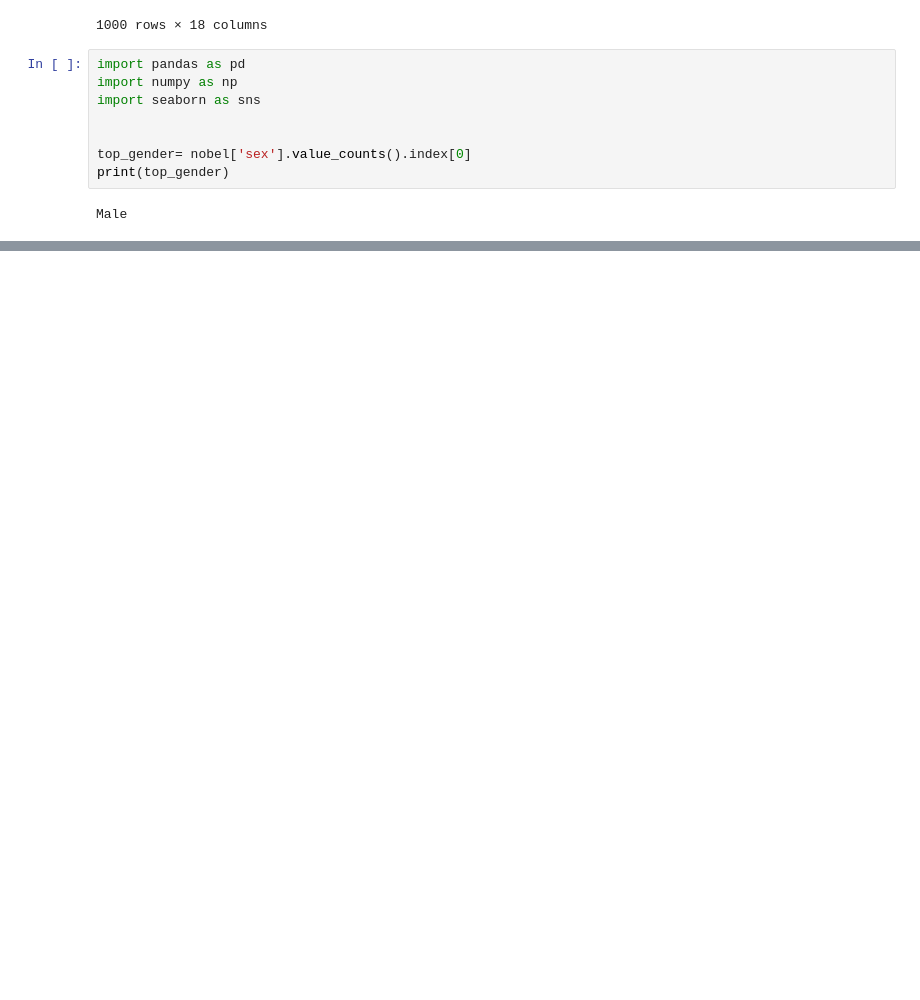
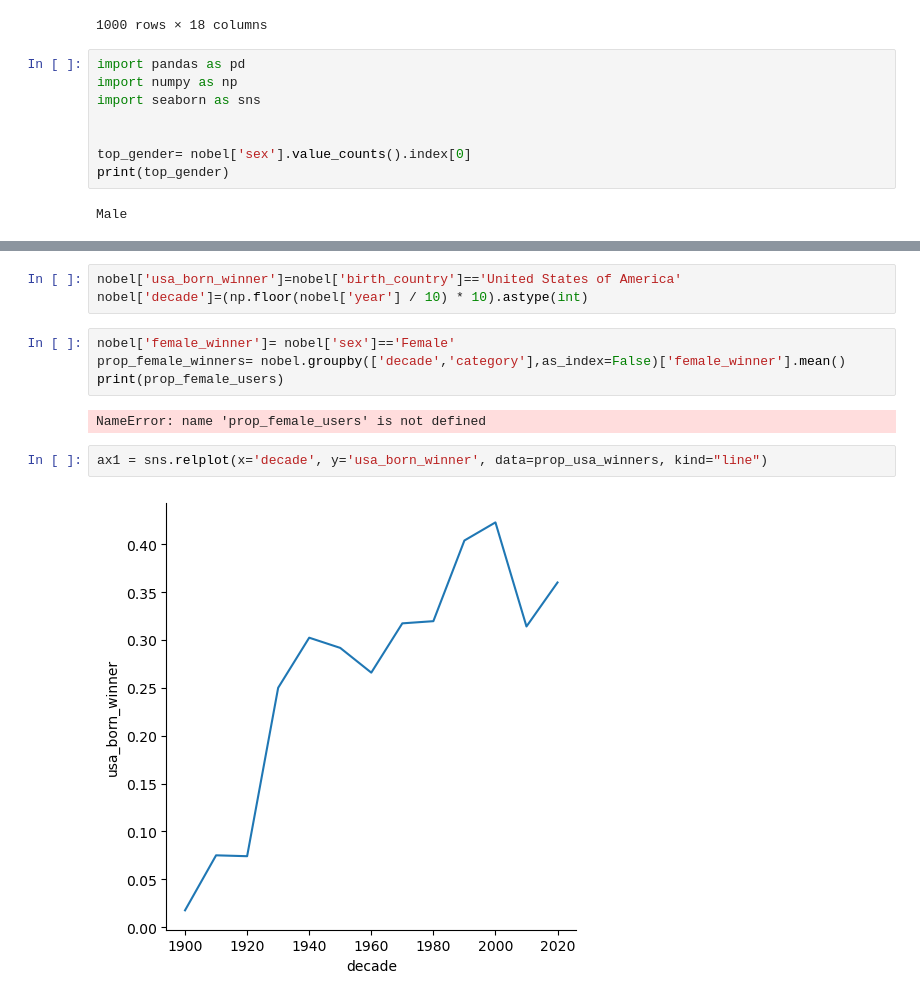
Before and after one commit to ouregan/100daysofpython, a Jupyter notebook: 100DaysofPython/learningpython-checkpoint.ipynb, the cells around one changed output, grey strips where cells are left out. Saved outputs shown, nothing was run; the diff lists cells and outputs as text; blank space fills up the shorter version.

```diff
--- a/100DaysofPython/learningpython-checkpoint.ipynb
+++ b/100DaysofPython/learningpython-checkpoint.ipynb
@@ -1238,0 +1236,13 @@ nobel['decade']=(np.floor(nobel['year'] / 10) * 10).astype(int)
+# %%
+nobel['usa_born_winner']=nobel['birth_country']=='United States of America'
+nobel['decade']=(np.floor(nobel['year'] / 10) * 10).astype(int)
+# %%
+nobel['female_winner']= nobel['sex']=='Female'
+prop_female_winners= nobel.groupby(['decade','category'],as_index=False)['female_winner'].mean()
+print(prop_female_users)
+# %% [output]
+NameError: name 'prop_female_users' is not defined
+# %%
+ax1 = sns.relplot(x='decade', y='usa_born_winner', data=prop_usa_winners, kind="line")
+# %% [output]
+[figure, added]
```
Also changed, not shown: parts of 4 cells of this notebook.
